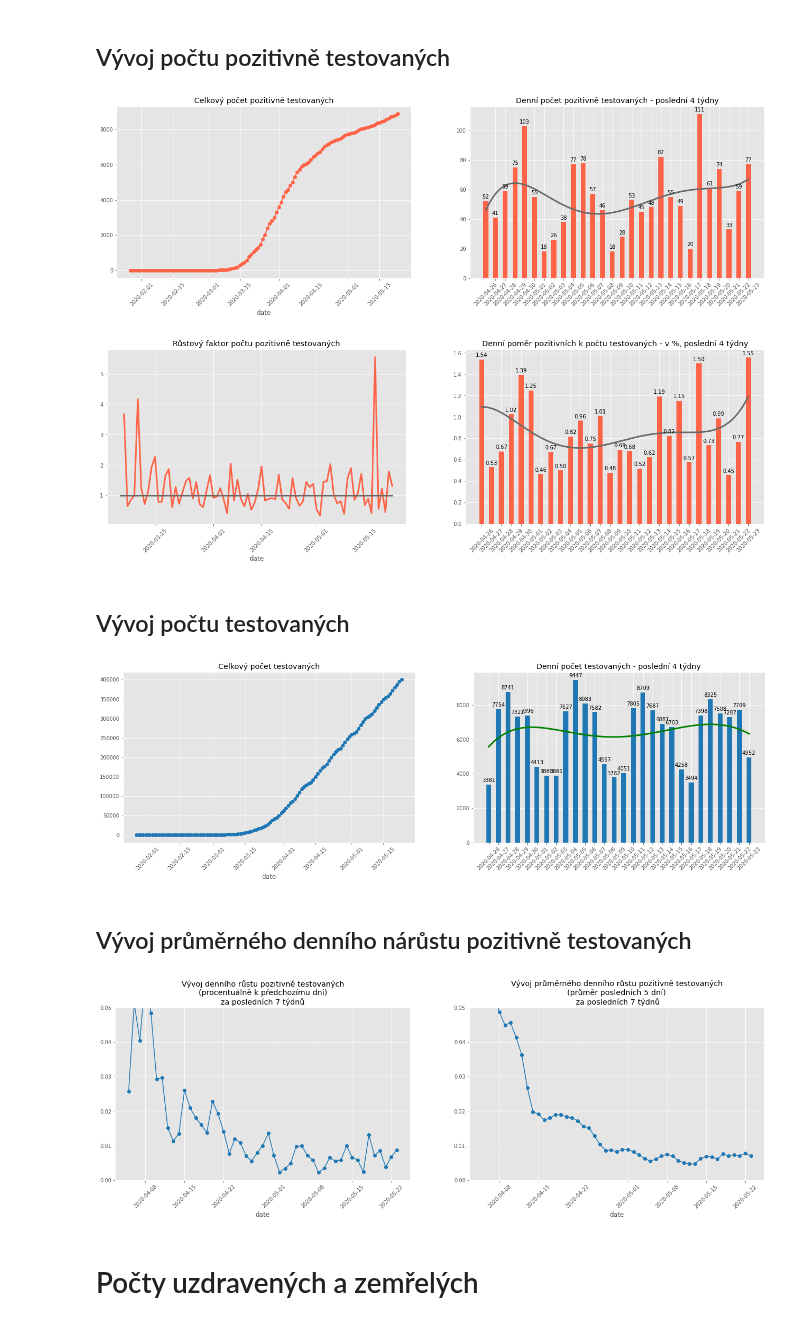
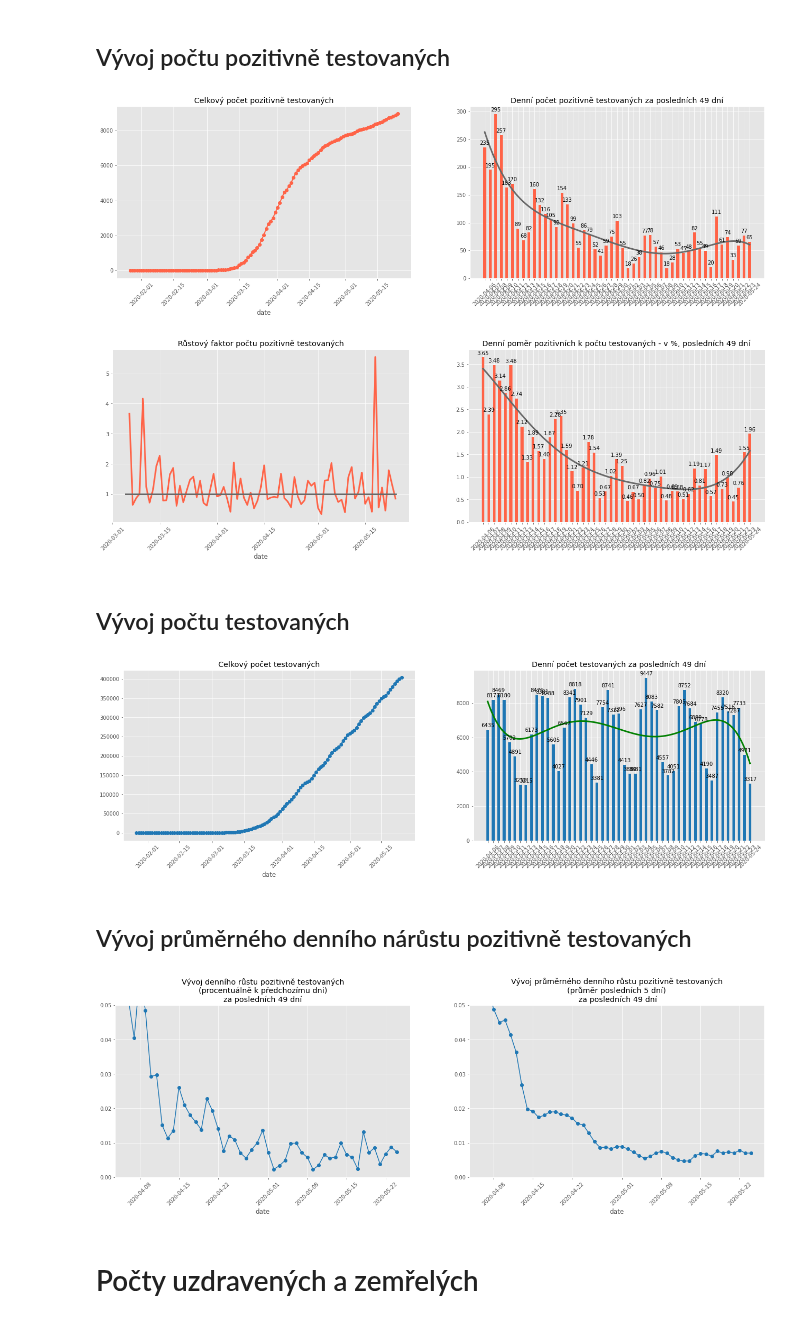
Before and after one commit to honzapulpan/covid, a Jupyter notebook: covid19_stats.ipynb, the cells around one changed output. Cells and saved outputs as stored; diff of their text form; code cells hidden in the pictures.

```diff
--- a/covid19_stats.ipynb
+++ b/covid19_stats.ipynb
@@ -101,7 +101,7 @@ df.plot(x='date',
                         title='Celkový počet pozitivně testovaných')
 ax1.tick_params(axis="x", rotation=45)
 
-days_back = 28
+days_back = 49
 
 x = np.arange(days_back)
 x_labels = np.array(df.iloc[-days_back:, df.columns.get_loc('date')])
@@ -119,14 +119,12 @@ autolabel(rects1, ax2)
 ax2.plot(xnew, p(xnew), 'dimgray', linewidth=3)
 
 ax2.grid(True)
-ax2.set_title('Denní počet pozitivně testovaných - poslední 4 týdny')
+ax2.set_title(f'Denní počet pozitivně testovaných za posledních {days_back} dní')
 
 plt.show()
 # %% [output]
-[figure, old version]
+[figure, new version]
 # %%
-# interpoolace křivkou
-
 fig = plt.figure(figsize=(22,6))
 ax1 = fig.add_subplot(121)
 ax2 = fig.add_subplot(122)
@@ -136,35 +134,37 @@ df[38:].plot(x='date',
                     kind='line',
                     style=['tomato', 'dimgray'],
                     linewidth=3,
                     #marker=['o',],
                     grid=True,
                     legend=False,
                     ax=ax1,
                     title='Růstový faktor počtu pozitivně testovaných')
 ax1.tick_params(axis="x", rotation=45)
+
+days_back = 49
 
 x = np.arange(days_back)
 x_labels = np.array(df.iloc[-days_back:, df.columns.get_loc('date')])
 y = np.array(100*(df.iloc[-days_back:, df.columns.get_loc('positive_daily')]  / df.iloc[-days_back:, df.columns.get_loc('tested_daily')]))
 
 z = np.polyfit(x,y,5)
 p = np.poly1d(z)
 xnew = np.linspace(x[0], x[-1], 1000)
 
 #rects1 = ax2.bar(x, y, color='red')
 
 rects1 = ax2.bar(x, y, width=.5, color='tomato')
 ax2.set_xticks(np.arange(len(x)))
 ax2.set_xticklabels(x_labels, rotation=45)
 autolabel(rects1, ax2, val_prec=2)
 
 ax2.plot(xnew, p(xnew), 'dimgray', linewidth=3)
 
 ax2.grid(True)
-ax2.set_title('Denní poměr pozitivních k počtu testovaných - v %, poslední 4 týdny')
+ax2.set_title(f'Denní poměr pozitivních k počtu testovaných - v %, posledních {days_back} dní')
 plt.show()
 # %% [output]
-[figure, old version]
+[figure, new version]
 # %% [markdown]
 ## Vývoj počtu testovaných
 # %%
@@ -185,7 +185,7 @@ df.plot(x='date',
                         title='Celkový počet testovaných')
 ax1.tick_params(axis="x", rotation=45)
 
-days_back = 28
+days_back = 49
 
 x = np.arange(days_back)
 x_labels = np.array(df.iloc[-days_back:, df.columns.get_loc('date')])
@@ -203,11 +203,11 @@ autolabel(rects1, ax2)
 ax2.plot(xnew, p(xnew), 'g-', linewidth=3)
 
 ax2.grid(True)
-ax2.set_title('Denní počet testovaných - poslední 4 týdny')
+ax2.set_title(f'Denní počet testovaných za posledních {days_back} dní')
 
 plt.show()
 # %% [output]
-[figure, old version]
+[figure, new version]
 # %% [markdown]
 ## Vývoj průměrného denního nárůstu pozitivně testovaných
 # %%
@@ -228,7 +228,7 @@ df.iloc[-days_back:].plot(x='date',
              style='tab:blue',
              marker='o',
              ax=ax1,
-             title='Vývoj denního růstu pozitivně testovaných\n(procentuálně k předchozímu dni)\nza posledních 7 týdnů')
+             title=f'Vývoj denního růstu pozitivně testovaných\n(procentuálně k předchozímu dni)\nza posledních {days_back} dní')
 ax1.tick_params(axis="x", rotation=45)
 
 df.iloc[-days_back:].plot(x='date',
@@ -240,13 +240,13 @@ df.iloc[-days_back:].plot(x='date',
              style='tab:blue',
              marker='o',
              ax=ax2,
-             title='Vývoj průměrného denního růstu pozitivně testovaných\n(průměr posledních 5 dní)\n za posledních 7 týdnů')
+             title=f'Vývoj průměrného denního růstu pozitivně testovaných\n(průměr posledních 5 dní)\n za posledních {days_back} dní')
 ax2.tick_params(axis="x", rotation=45)
 
 
 plt.show()
 # %% [output]
-[figure, old version]
+[figure, new version]
 # %% [markdown]
 # Počty uzdravených a zemřelých
 # %%
```
Also changed, not shown: parts of 5 cells of this notebook, 1 other file.
